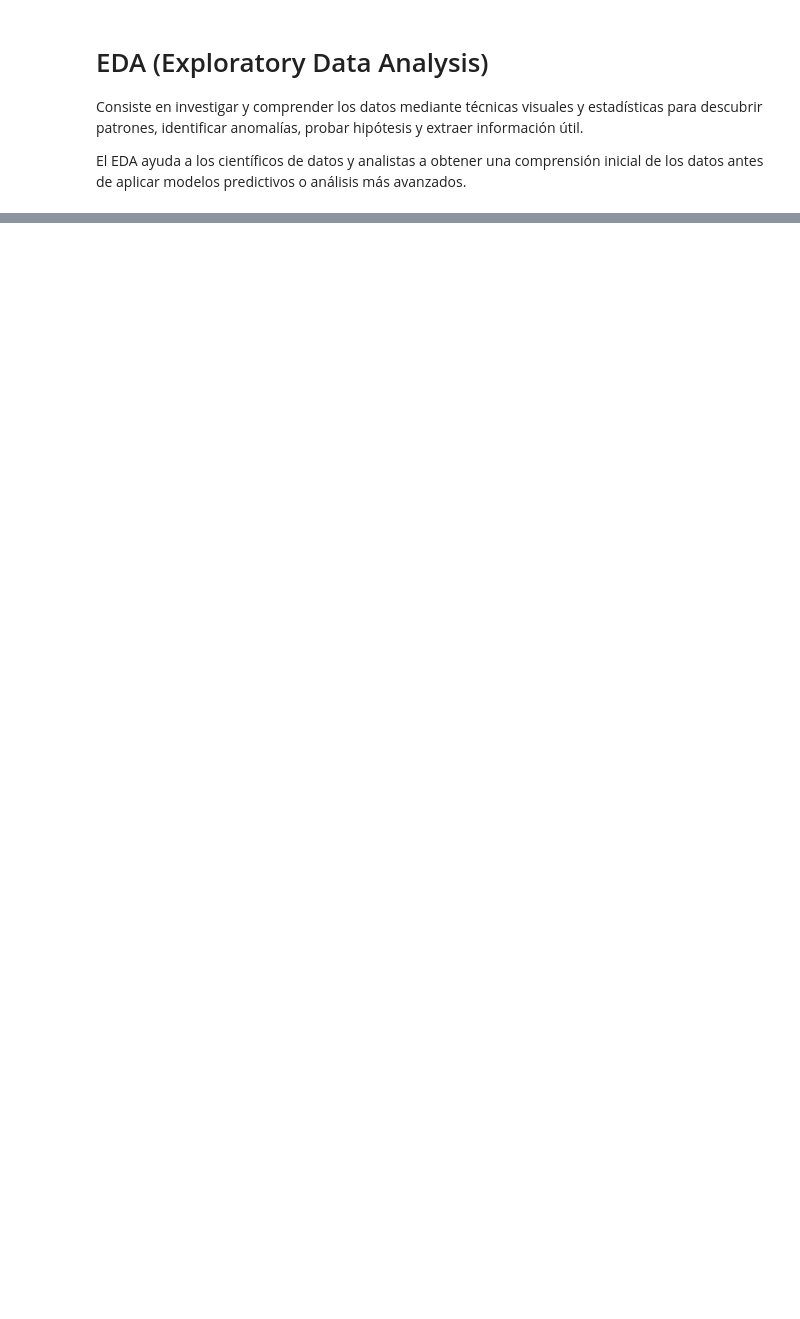
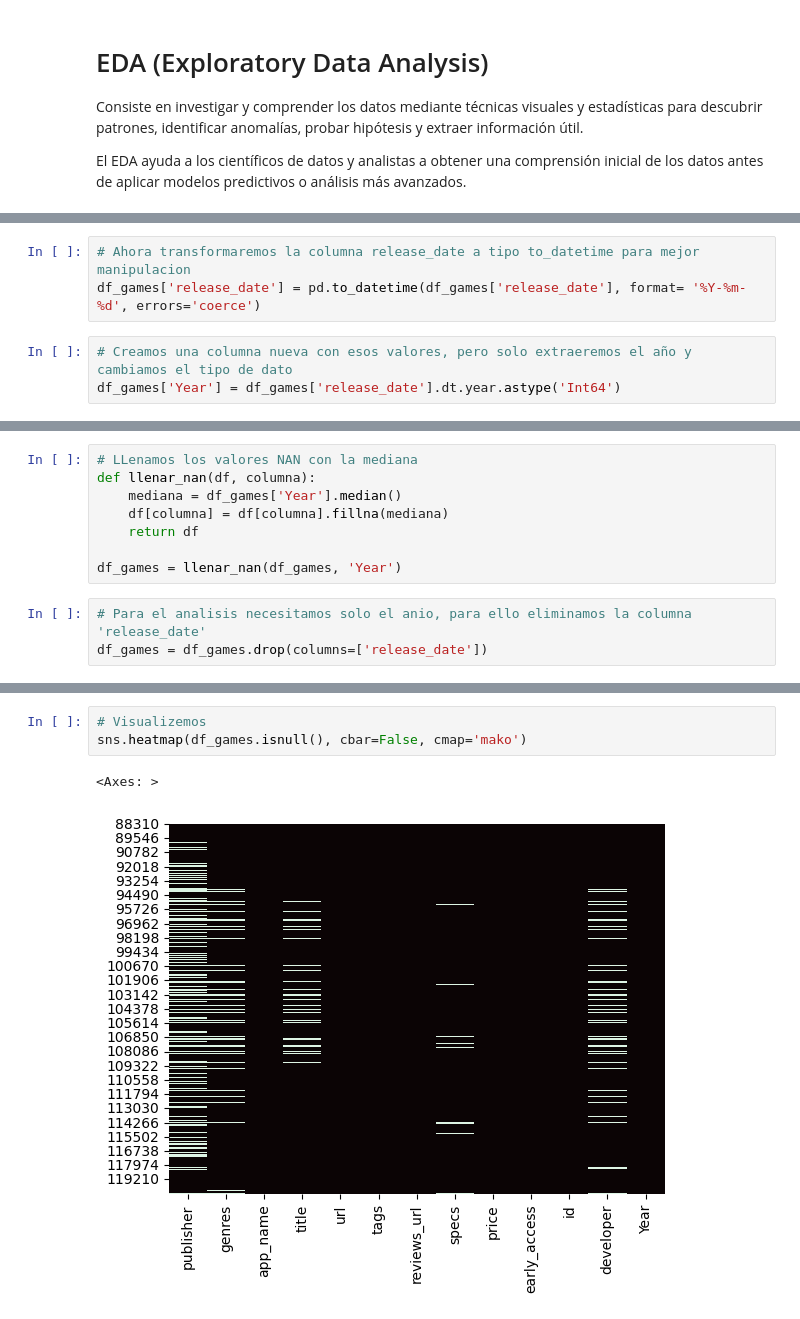
Before and after one commit to Gustavocoello/PI_MLOps_ByGustavo, a Jupyter notebook: EDA/EDA.ipynb, the cells around one changed output, grey strips where cells are left out. Saved outputs shown, nothing was run; the diff lists cells and outputs as text; blank space fills up the shorter version.

```diff
--- a/EDA/EDA.ipynb
+++ b/EDA/EDA.ipynb
@@ -20,0 +190,6 @@ df_reviews = pd.DataFrame(reviews)
+# %%
+# Ahora transformaremos la columna release_date a tipo to_datetime para mejor manipulacion
+df_games['release_date'] = pd.to_datetime(df_games['release_date'], format= '%Y-%m-%d', errors='coerce')
+# %%
+# Creamos una columna nueva con esos valores, pero solo extraeremos el año y cambiamos el tipo de dato
+df_games['Year'] = df_games['release_date'].dt.year.astype('Int64')
@@ -20,0 +205,11 @@ df_reviews = pd.DataFrame(reviews)
+# %%
+# LLenamos los valores NAN con la mediana
+def llenar_nan(df, columna):
+    mediana = df_games['Year'].median()
+    df[columna] = df[columna].fillna(mediana)
+    return df
+
+df_games = llenar_nan(df_games, 'Year')
+# %%
+# Para el analisis necesitamos solo el anio, para ello eliminamos la columna 'release_date'
+df_games = df_games.drop(columns=['release_date'])
@@ -20,0 +248,6 @@ df_reviews = pd.DataFrame(reviews)
+# %%
+# Visualizemos
+sns.heatmap(df_games.isnull(), cbar=False, cmap='mako')
+# %% [output]
+<Axes: >
+[figure, added]
```
Also changed, not shown: parts of 61 cells of this notebook.
